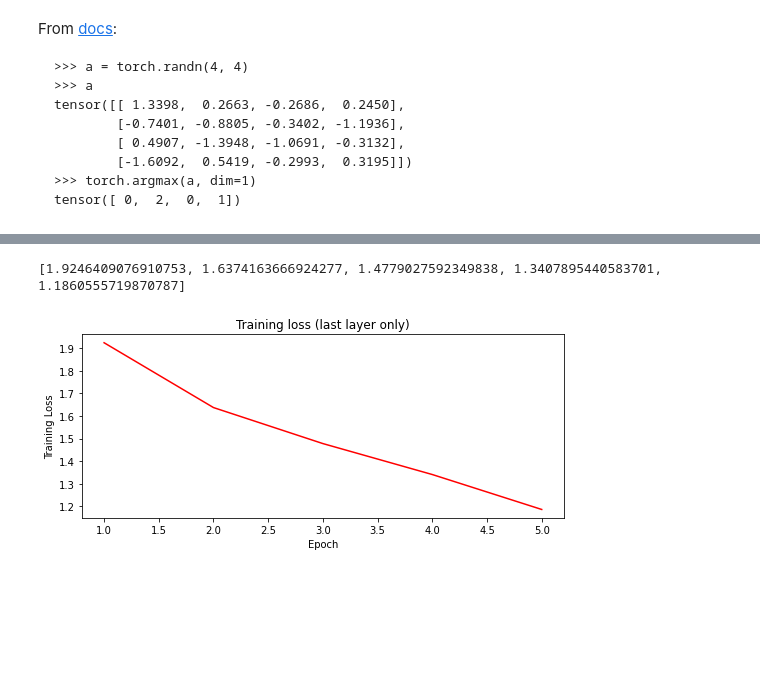
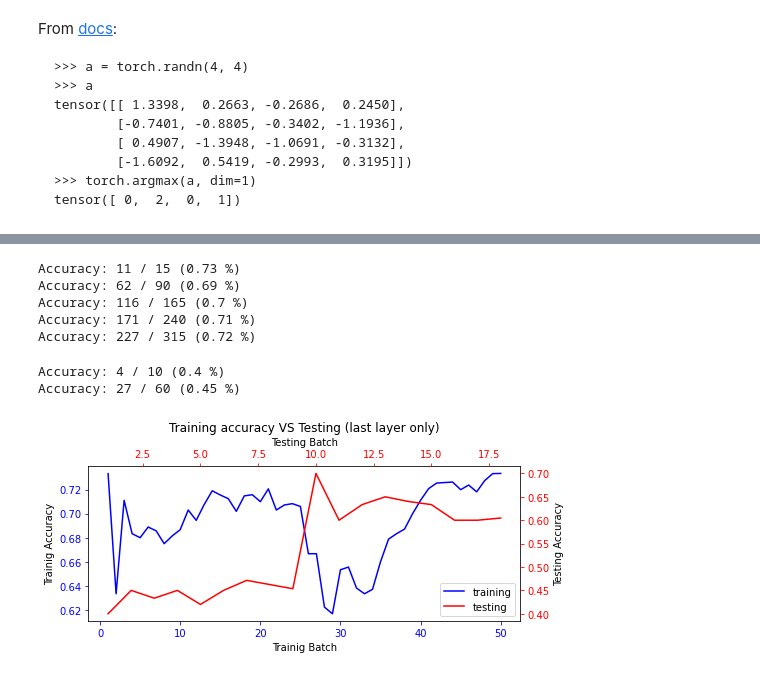
Before and after one commit to amnbot/Mais202, a Jupyter notebook: MoodFaces.ipynb, the cells around one changed output, grey strips where cells are left out. Cells and saved outputs as stored; diff of their text form; code cells hidden in the pictures; blank space fills up the shorter version.

```diff
--- a/MoodFaces.ipynb
+++ b/MoodFaces.ipynb
@@ -196,16 +212,49 @@ Testing Accuracy: 26 / 60 (0.43 %)
-# %%
-print(train_loss)
-
-plt.rcParams["figure.figsize"] = [7.50, 3.50]
-plt.rcParams["figure.autolayout"] = True
-plt.title("Training loss (last layer only)")
-plt.plot(range(1, len(train_loss) + 1), train_loss, color="red")
-plt.ylabel('Training Loss')
-plt.xlabel('Epoch')
-plt.show()
-# %% [output]
-[1.9246409076910753, 1.6374163666924277, 1.4779027592349838, 1.3407895440583701, 1.1860555719870787]
-[figure, removed]
+# %%
+# Training accuracy for last layer
+training_accuracy = []
+test_model(model, train_loader, training_accuracy)
+# %% [output]
+Accuracy: 11 / 15 (0.73 %)
+Accuracy: 62 / 90 (0.69 %)
+Accuracy: 116 / 165 (0.7 %)
+Accuracy: 171 / 240 (0.71 %)
+Accuracy: 227 / 315 (0.72 %)
+# %%
+# Testing accuracy for last layer
+testing_accuracy = []
+test_model(model, test_loader, testing_accuracy)
+# %% [output]
+Accuracy: 4 / 10 (0.4 %)
+Accuracy: 27 / 60 (0.45 %)
+# %%
+fig = plt.figure()
+ax = fig.add_subplot(111, label="training")
+ax2 = fig.add_subplot(111, label="testing", frame_on=False)
+plt.rcParams["figure.figsize"] = [7.50, 3.50]
+plt.rcParams["figure.autolayout"] = True
+plt.title("Training accuracy VS Testing (last layer only)")
+
+ax.plot(range(1, len(training_accuracy) + 1), training_accuracy, color="blue", label="training")
+ax.set_xlabel("Trainig Batch")
+ax.set_ylabel("Trainig Accuracy")
+ax.tick_params(axis='x', colors="blue")
+ax.tick_params(axis='y', colors="blue")
+
+ax2.plot(range(1, len(testing_accuracy) + 1), testing_accuracy, color="red", label="testing")
+ax2.set_xlabel("Testing Batch")
+ax2.set_ylabel("Testing Accuracy")
+ax2.xaxis.tick_top()
+ax2.yaxis.tick_right()
+ax2.xaxis.set_label_position('top')
+ax2.yaxis.set_label_position('right')
+ax2.tick_params(axis='x', colors="red")
+ax2.tick_params(axis='y', colors="red")
+
+handles, labels = [(a + b) for a, b in zip(ax.get_legend_handles_labels(), ax2.get_legend_handles_labels())]
+plt.legend(handles, labels, loc="lower right")
+plt.show()
+# %% [output]
+[figure, added]
 # %%
 # Set requires_grad = True for the layer
 for param in model.parameters():
```
Also changed, not shown: parts of 13 cells of this notebook.
